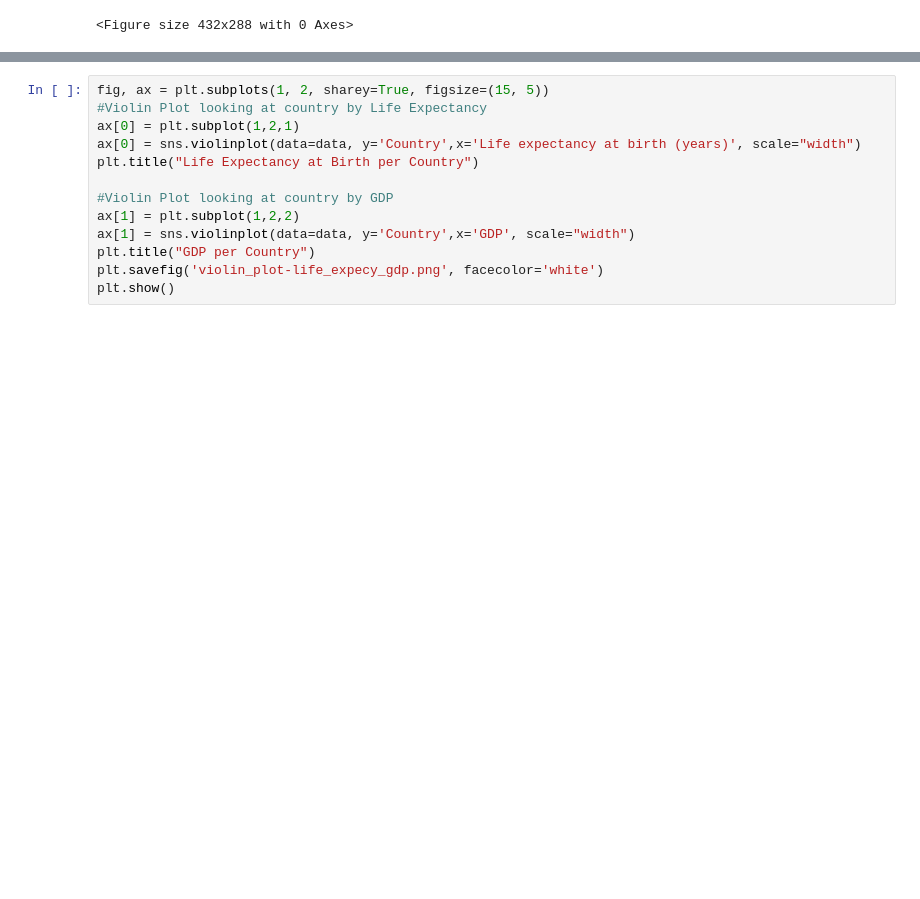
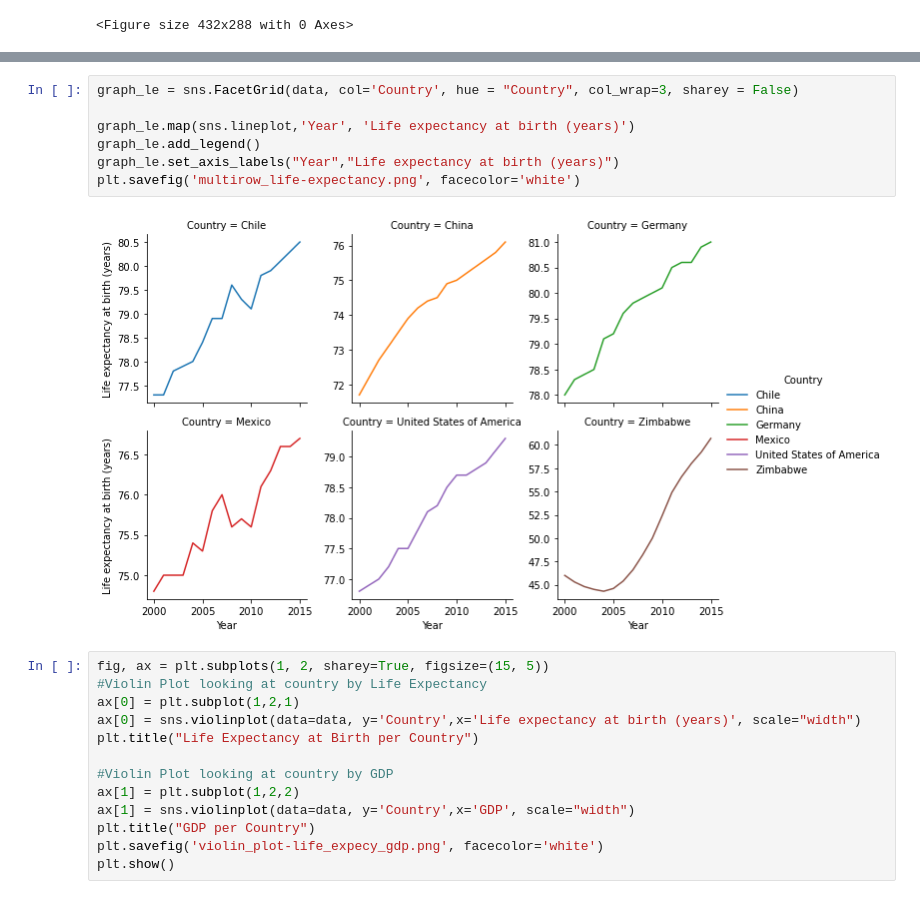
Before and after one commit to gobr2005/codecademy, a Jupyter notebook: Life-Expectancy-and-GDP-Starter/life_expectancy_gdp.ipynb, the cells around one changed output, grey strips where cells are left out. Saved outputs shown, nothing was run; the diff lists cells and outputs as text; blank space fills up the shorter version.

```diff
--- a/Life-Expectancy-and-GDP-Starter/life_expectancy_gdp.ipynb
+++ b/Life-Expectancy-and-GDP-Starter/life_expectancy_gdp.ipynb
@@ -66,3 +75,12 @@ plt.clf()
+# %%
+graph_le = sns.FacetGrid(data, col='Country', hue = "Country", col_wrap=3, sharey = False)
+
+graph_le.map(sns.lineplot,'Year', 'Life expectancy at birth (years)')
+graph_le.add_legend()
+graph_le.set_axis_labels("Year","Life expectancy at birth (years)")
+plt.savefig('multirow_life-expectancy.png', facecolor='white')
+# %% [output]
+[figure, added]
 # %%
 fig, ax = plt.subplots(1, 2, sharey=True, figsize=(15, 5))
 #Violin Plot looking at country by Life Expectancy
```
Also changed, not shown: parts of 2 cells of this notebook, 3 other files.
